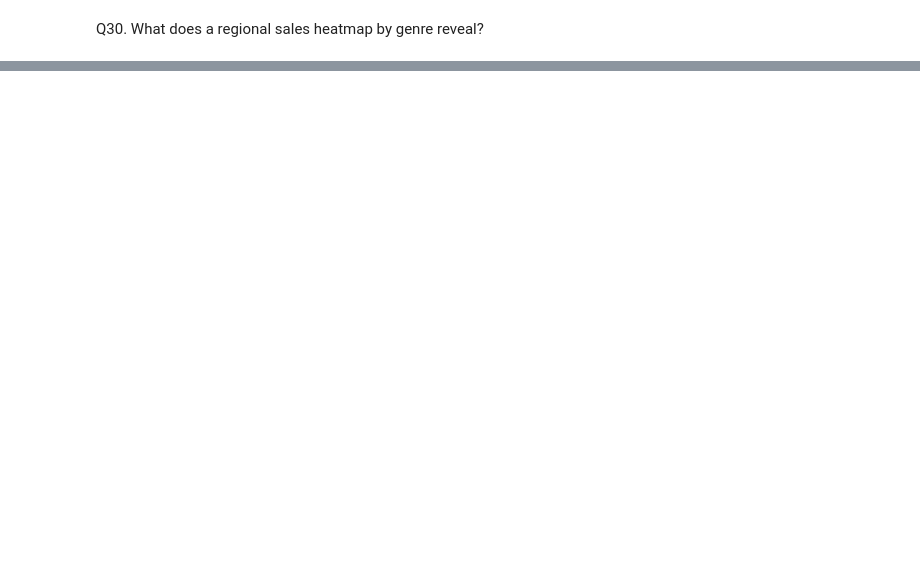
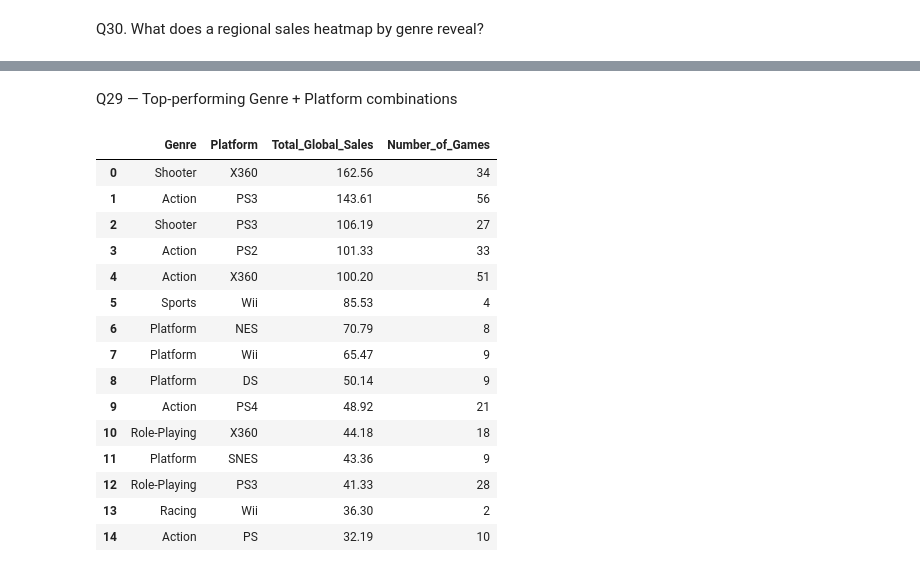
Before and after one commit to surjisudha/Game-Analytics-PowerBI, a Jupyter notebook: Game_Analytics_&_Sales_Intelligence_Dashboard.ipynb, the cells around one changed output, grey strips where cells are left out. Saved outputs shown, nothing was run; the diff lists cells and outputs as text; code cells hidden in the pictures; blank space fills up the shorter version.

```diff
--- a/Game_Analytics_&_Sales_Intelligence_Dashboard.ipynb
+++ b/Game_Analytics_&_Sales_Intelligence_Dashboard.ipynb
@@ -1501,0 +745,13 @@ Role-Playing    167.64    113.19     81.21        34.79
+# %%
+import sqlite3
+import pandas as pd
+
+# Create SQLite database
+conn = sqlite3.connect("video_game_analysis.db")
+
+# Store datasets as SQL tables
+games.to_sql("games", conn, if_exists="replace", index=False)
+sales.to_sql("sales", conn, if_exists="replace", index=False)
+
+print("SQL database created successfully!")
+print("Tables: games, sales")
@@ -1501,0 +1608,38 @@ Role-Playing    167.64    113.19     81.21        34.79
+# %% [markdown]
+Q29 — Top-performing Genre + Platform combinations
+# %%
+query = """
+SELECT
+    s.Genre,
+    s.Platform,
+    ROUND(SUM(s.Global_Sales), 2) AS Total_Global_Sales,
+    COUNT(*) AS Number_of_Games
+FROM games_clean AS g
+INNER JOIN sales AS s
+    ON LOWER(TRIM(g.Title)) = LOWER(TRIM(s.Name))
+WHERE s.Genre IS NOT NULL
+  AND s.Platform IS NOT NULL
+GROUP BY s.Genre, s.Platform
+ORDER BY Total_Global_Sales DESC
+LIMIT 15;
+"""
+
+result = pd.read_sql_query(query, conn)
+result
+# %% [output]
+|  | Genre | Platform | Total_Global_Sales | Number_of_Games |
+| 0 | Shooter | X360 | 162.56 | 34 |
+| 1 | Action | PS3 | 143.61 | 56 |
+| 2 | Shooter | PS3 | 106.19 | 27 |
+| 3 | Action | PS2 | 101.33 | 33 |
+| 4 | Action | X360 | 100.20 | 51 |
+| 5 | Sports | Wii | 85.53 | 4 |
+| 6 | Platform | NES | 70.79 | 8 |
+| 7 | Platform | Wii | 65.47 | 9 |
+| 8 | Platform | DS | 50.14 | 9 |
+| 9 | Action | PS4 | 48.92 | 21 |
+| 10 | Role-Playing | X360 | 44.18 | 18 |
+| 11 | Platform | SNES | 43.36 | 9 |
+| 12 | Role-Playing | PS3 | 41.33 | 28 |
+| 13 | Racing | Wii | 36.30 | 2 |
+| 14 | Action | PS | 32.19 | 10 |
```
Also changed, not shown: parts of 149 cells of this notebook.
